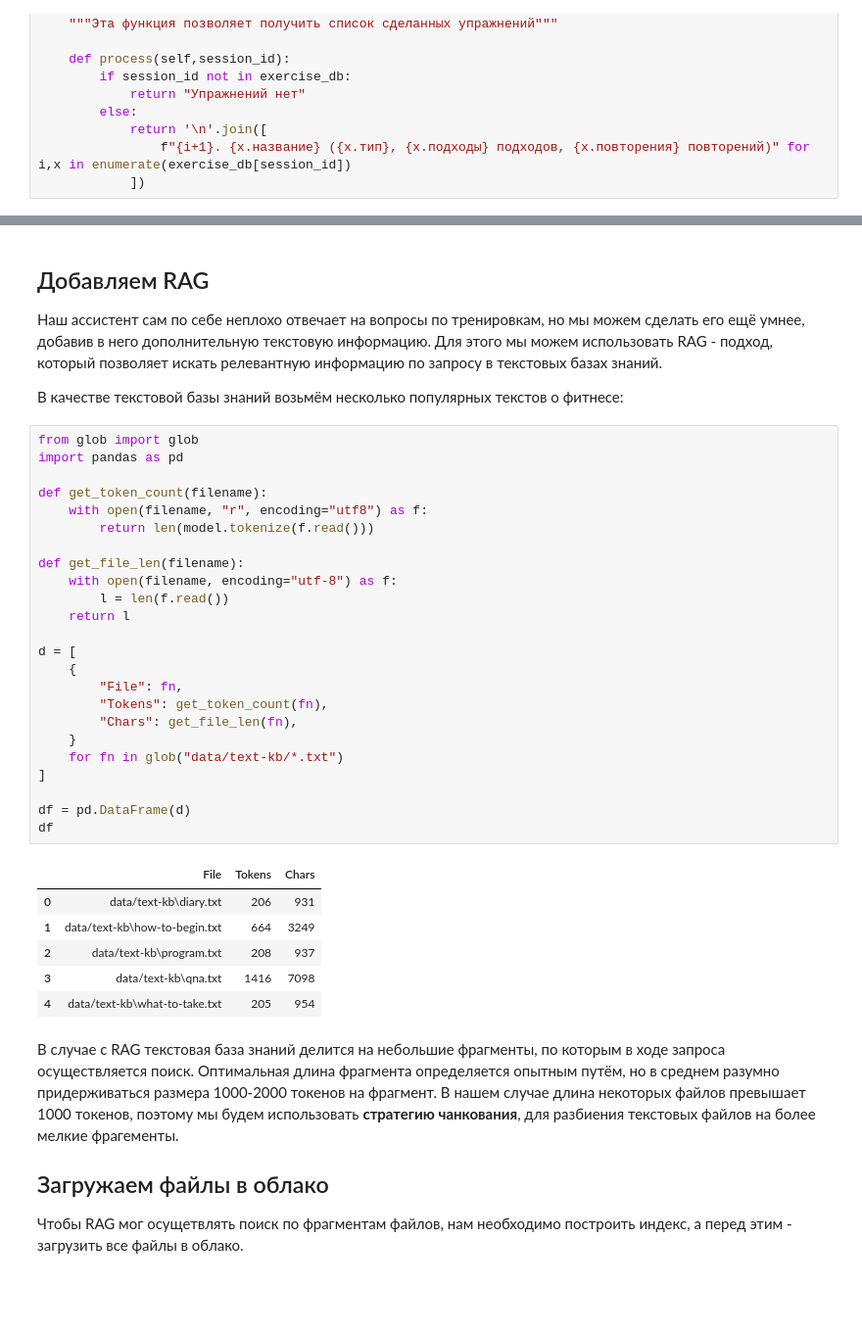
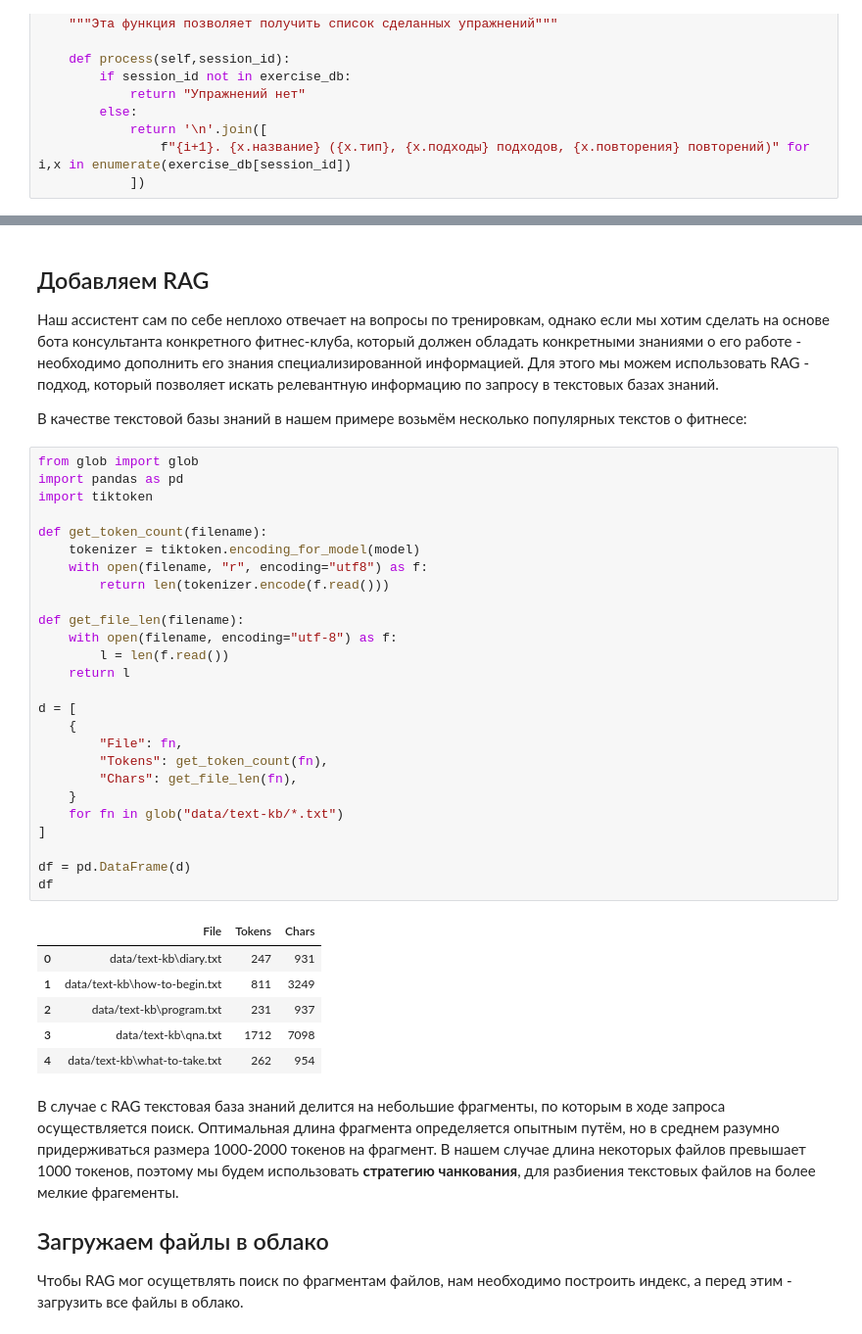
Before and after one commit to yandex-ai-studio/fitness-assistant, a Jupyter notebook: fitness-assistant.ipynb, the cells around one changed output, grey strips where cells are left out. Shown at 98% size. Drawn from its saved outputs; the diff is of its cells as text; blank space fills up the shorter version.

```diff
--- a/fitness-assistant.ipynb
+++ b/fitness-assistant.ipynb
@@ -562,40 +571,42 @@ printx(assistant('Напомни, какие я сделал упражнени
 # %% [markdown]
 ## Добавляем RAG
 
-Наш ассистент сам по себе неплохо отвечает на вопросы по тренировкам, но мы можем сделать его ещё умнее, добавив в него дополнительную текстовую информацию. Для этого мы можем использовать RAG - подход, который позволяет искать релевантную информацию по запросу в текстовых базах знаний.
+Наш ассистент сам по себе неплохо отвечает на вопросы по тренировкам, однако если мы хотим сделать на основе бота консультанта конкретного фитнес-клуба, который должен обладать конкретными знаниями о его работе - необходимо дополнить его знания специализированной информацией. Для этого мы можем использовать RAG - подход, который позволяет искать релевантную информацию по запросу в текстовых базах знаний.
 
-В качестве текстовой базы знаний возьмём несколько популярных текстов о фитнесе:
+В качестве текстовой базы знаний в нашем примере возьмём несколько популярных текстов о фитнесе:
 # %%
 from glob import glob
 import pandas as pd
+import tiktoken
 
 def get_token_count(filename):
+    tokenizer = tiktoken.encoding_for_model(model)
     with open(filename, "r", encoding="utf8") as f:
-        return len(model.tokenize(f.read()))
+        return len(tokenizer.encode(f.read()))
 
 def get_file_len(filename):
     with open(filename, encoding="utf-8") as f:
         l = len(f.read())
     return l
 
 d = [
     {
         "File": fn,
         "Tokens": get_token_count(fn),
         "Chars": get_file_len(fn),
     }
     for fn in glob("data/text-kb/*.txt")
 ]
 
 df = pd.DataFrame(d)
 df
 # %% [output]
 |  | File | Tokens | Chars |
-| 0 | data/text-kb\diary.txt | 206 | 931 |
-| 1 | data/text-kb\how-to-begin.txt | 664 | 3249 |
-| 2 | data/text-kb\program.txt | 208 | 937 |
-| 3 | data/text-kb\qna.txt | 1416 | 7098 |
-| 4 | data/text-kb\what-to-take.txt | 205 | 954 |
+| 0 | data/text-kb\diary.txt | 247 | 931 |
+| 1 | data/text-kb\how-to-begin.txt | 811 | 3249 |
+| 2 | data/text-kb\program.txt | 231 | 937 |
+| 3 | data/text-kb\qna.txt | 1712 | 7098 |
+| 4 | data/text-kb\what-to-take.txt | 262 | 954 |
 # %% [markdown]
 В случае с RAG текстовая база знаний делится на небольшие фрагменты, по которым в ходе запроса осуществляется поиск. Оптимальная длина фрагмента определяется опытным путём, но в среднем разумно придерживаться размера 1000-2000 токенов на фрагмент. В нашем случае длина некоторых файлов превышает 1000 токенов, поэтому мы будем использовать **стратегию чанкования**, для разбиения текстовых файлов на более мелкие фрагементы.
 
```
Also changed, not shown: parts of 33 cells of this notebook.
